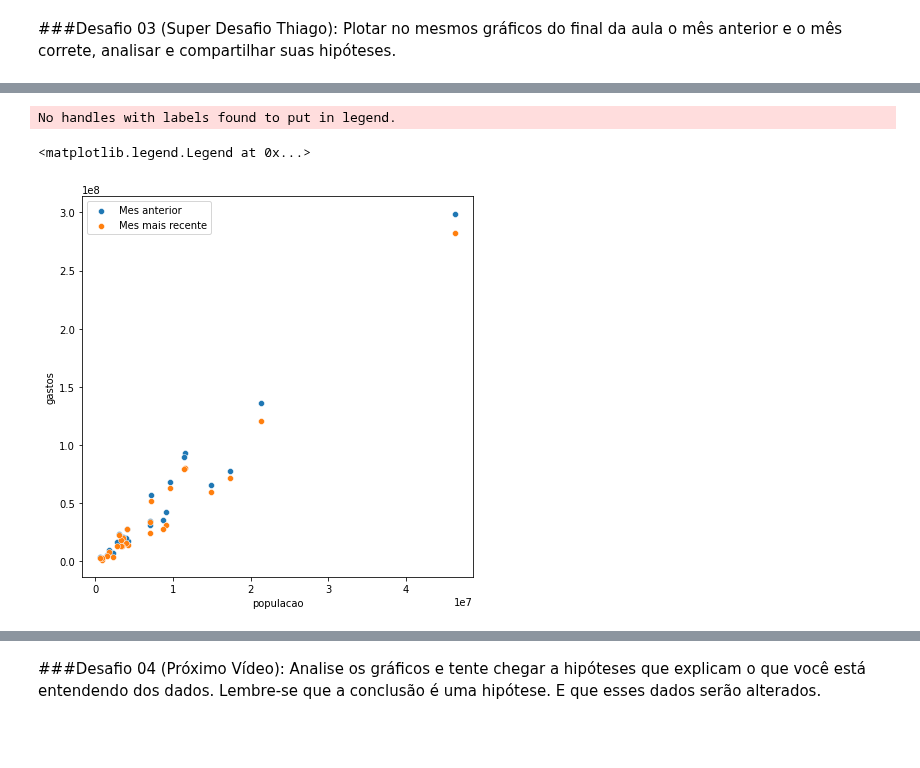
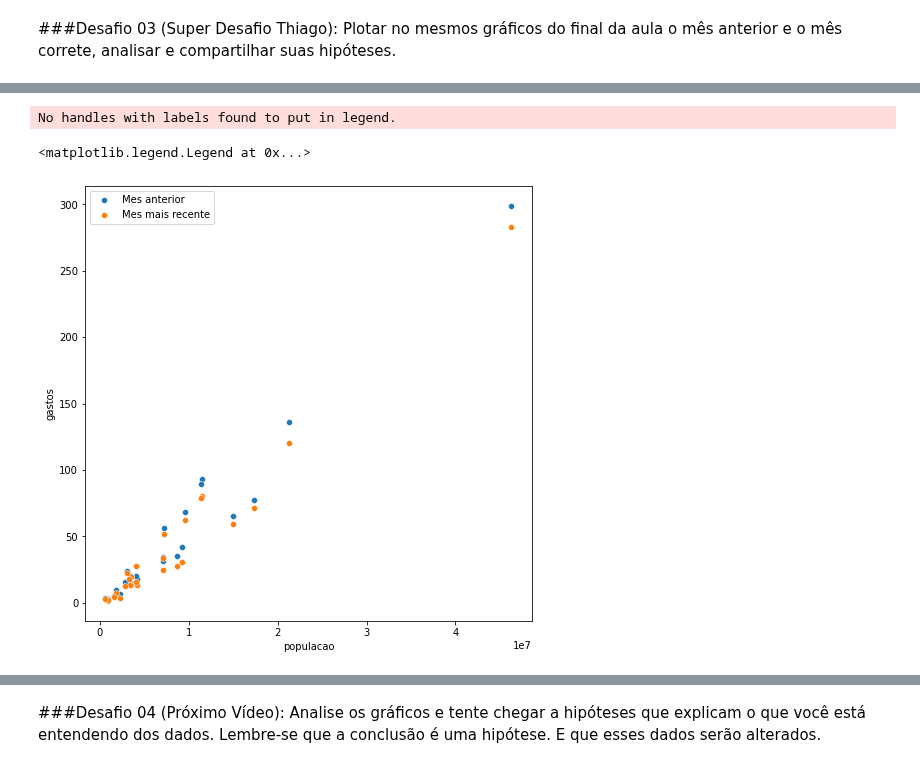
Before and after one commit to rabastos44/Bootcamp-Data-Science-Alura, a Jupyter notebook: Desafios_Modulo_2.ipynb, the cells around one changed output, grey strips where cells are left out. Saved outputs shown, nothing was run; the diff lists cells and outputs as text; code cells hidden in the pictures; blank space fills up the shorter version.

```diff
--- a/Desafios_Modulo_2.ipynb
+++ b/Desafios_Modulo_2.ipynb
@@ -154,7 +154,7 @@ def adiciona_populacao(gastos_fonte, populacao_fonte):
   unida = unida.drop(unida.columns[1],axis=1)
   return populacao,unida
 
-populacao, gastos_e_populacao_recente = join_populacao(gastos_do_mais_recente,tabela_populacao)
+populacao, gastos_e_populacao_recente = adiciona_populacao(gastos_do_mais_recente,tabela_populacao)
 # %% [markdown]
 ##Aula 2
 # %% [markdown]
@@ -194,20 +224,20 @@ No handles with labels found to put in legend.
 # %%
 import seaborn as sns
 
 mes_anterior_recente = ordenado_por_total.columns[-2]
 gastos_mes_anterior = ordenado_por_total[mes_anterior_recente]
 
 populacao, unida_anterior= adiciona_populacao(gastos_mes_anterior, tabela_populacao)
 unida_anterior['gastos por populacao'] = unida_anterior['gastos']*1000000/unida_anterior['populacao']
 
-plt.figure(figsize=(7,7))
+plt.figure(figsize=(8,8))
 plt.legend()
 
-l1 = sns.scatterplot(y=unida_anterior['gastos']*1000000,x=unida_anterior['populacao'])
-sns.scatterplot(y=gastos_e_populacao_recente['gastos']*1000000,x=gastos_e_populacao_recente['populacao'])
+l1 = sns.scatterplot(data=unida_anterior, x="populacao", y="gastos")
+sns.scatterplot(data=gastos_e_populacao_recente, x="populacao", y="gastos")
 
 l1.legend(['Mes anterior','Mes mais recente'])
 # %% [output]
 No handles with labels found to put in legend.
 <matplotlib.legend.Legend at 0x...>
-[figure, old version]
+[figure, new version]
```
Also changed, not shown: parts of 7 cells of this notebook.
